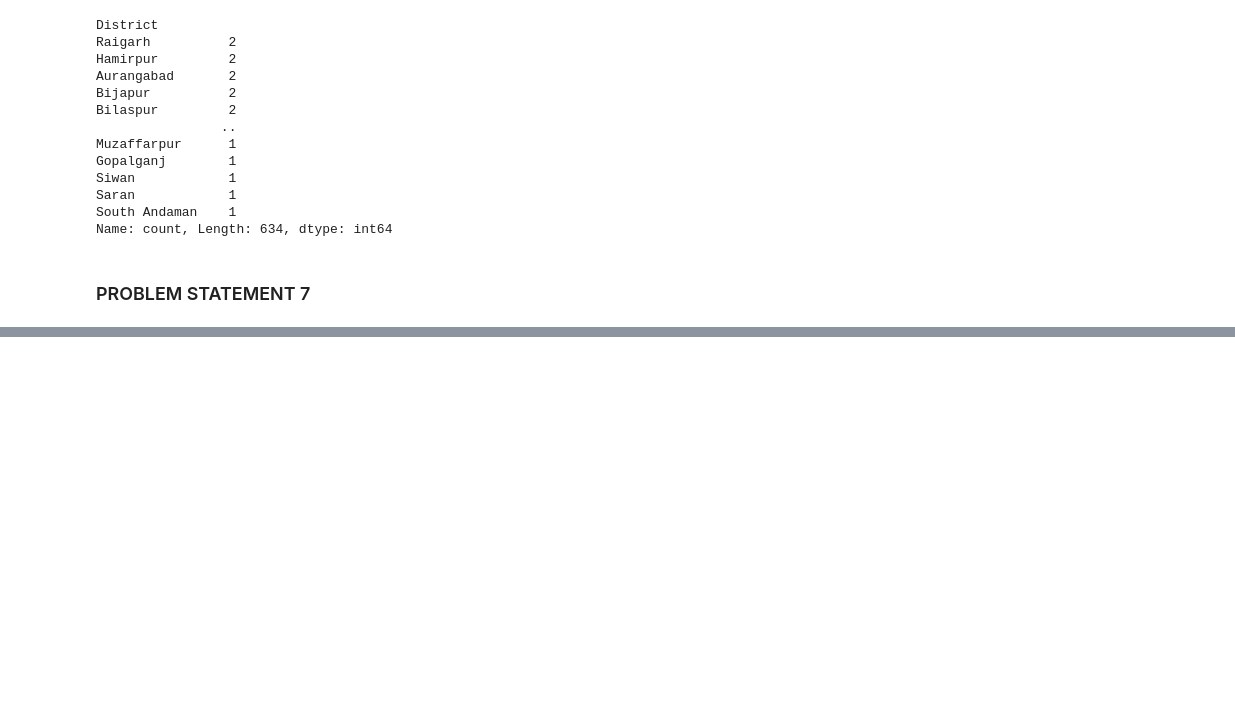
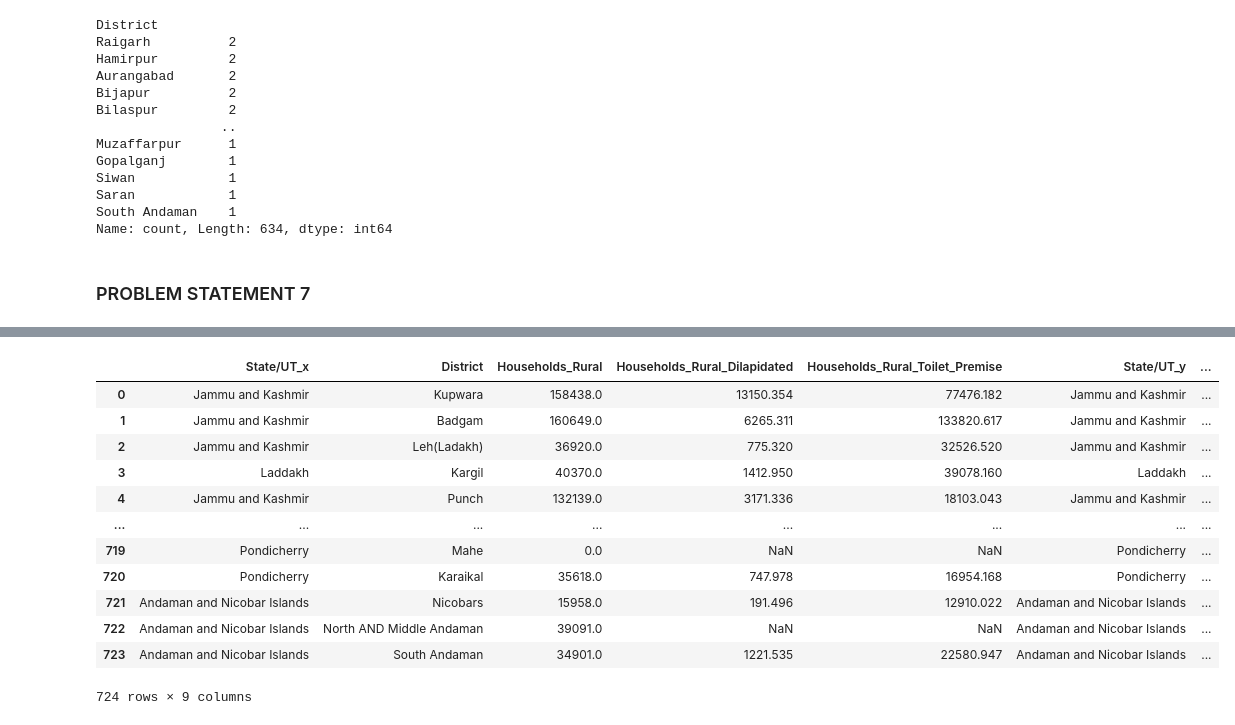
Before and after one commit to Jacko760/Futerense-Internship, a Jupyter notebook: insaaf.ipynb, the cells around one changed output, grey strips where cells are left out. Drawn from its saved outputs; the diff is of its cells as text; code cells hidden in the pictures; blank space fills up the shorter version.

```diff
--- a/insaaf.ipynb
+++ b/insaaf.ipynb
@@ -328,0 +401,18 @@ KeyError: 'Districts'
+# %%
+df4=pd.read_csv('final_output_csv')
+#df4[df4['Households_Rural_Dilapidated'].isnull()]
+df4
+# %% [output]
+|  | State/UT_x | District | Households_Rural | Households_Rural_Dilapidated | Households_Rural_Toilet_Premise | State/UT_y | ... |
+| 0 | Jammu and Kashmir | Kupwara | 158438.0 | 13150.354 | 77476.182 | Jammu and Kashmir | ... |
+| 1 | Jammu and Kashmir | Badgam | 160649.0 | 6265.311 | 133820.617 | Jammu and Kashmir | ... |
+| 2 | Jammu and Kashmir | Leh(Ladakh) | 36920.0 | 775.320 | 32526.520 | Jammu and Kashmir | ... |
+| 3 | Laddakh | Kargil | 40370.0 | 1412.950 | 39078.160 | Laddakh | ... |
+| 4 | Jammu and Kashmir | Punch | 132139.0 | 3171.336 | 18103.043 | Jammu and Kashmir | ... |
+| ... | ... | ... | ... | ... | ... | ... | ... |
+| 719 | Pondicherry | Mahe | 0.0 | NaN | NaN | Pondicherry | ... |
+| 720 | Pondicherry | Karaikal | 35618.0 | 747.978 | 16954.168 | Pondicherry | ... |
+| 721 | Andaman and Nicobar Islands | Nicobars | 15958.0 | 191.496 | 12910.022 | Andaman and Nicobar Islands | ... |
+| 722 | Andaman and Nicobar Islands | North AND Middle Andaman | 39091.0 | NaN | NaN | Andaman and Nicobar Islands | ... |
+| 723 | Andaman and Nicobar Islands | South Andaman | 34901.0 | 1221.535 | 22580.947 | Andaman and Nicobar Islands | ... |
+724 rows × 9 columns
```
Also changed, not shown: parts of 11 cells of this notebook, 1 other file.
